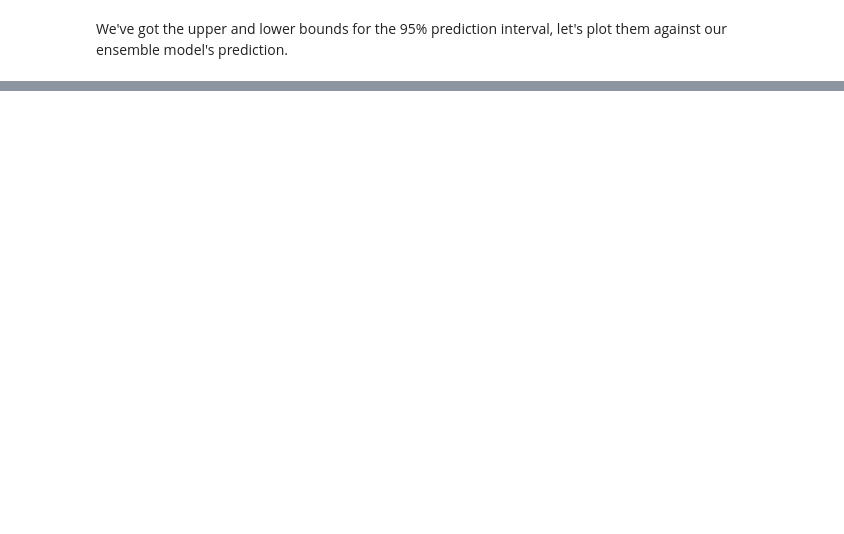
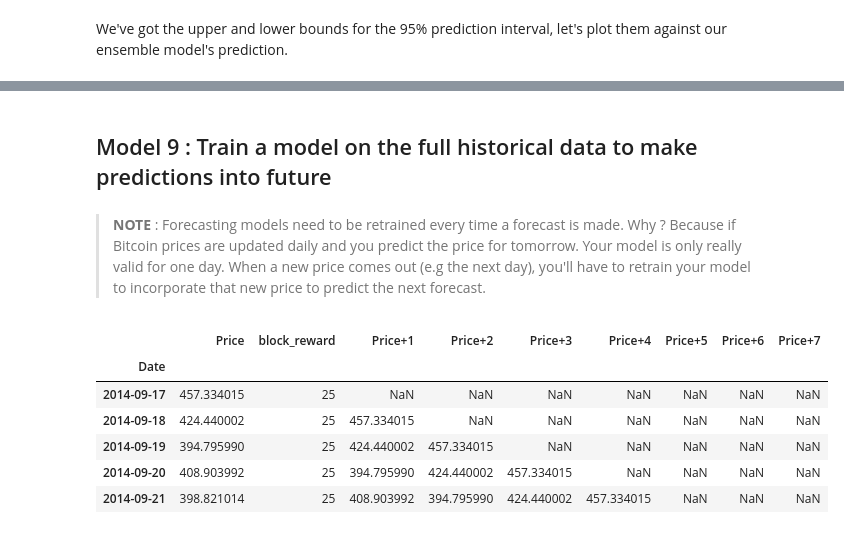
Before and after one commit to SaketMunda/time-series-with-tensorflow, a Jupyter notebook: time_series_with_tensorflow_bitpredict.ipynb, the cells around one changed output, grey strips where cells are left out. Cells and saved outputs as stored; diff of their text form; code cells hidden in the pictures; blank space fills up the shorter version.

```diff
--- a/time_series_with_tensorflow_bitpredict.ipynb
+++ b/time_series_with_tensorflow_bitpredict.ipynb
@@ -2158,0 +2206,14 @@ plt.plot(X_test.index[offset:], y_test.index[offset:], "g", label="Test Data")
+# %% [markdown]
+## Model 9 : Train a model on the full historical data to make predictions into future
+# %% [markdown]
+> **NOTE** : Forecasting models need to be retrained every time a forecast is made. Why ? Because if Bitcoin prices are updated daily and you predict the price for tomorrow. Your model is only really valid for one day. When a new price comes out (e.g the next day), you'll have to retrain your model to incorporate that new price to predict the next forecast.
+# %%
+bitcoin_prices_windowed.head()
+# %% [output]
+|  | Price | block_reward | Price+1 | Price+2 | Price+3 | Price+4 | Price+5 | Price+6 | Price+7 |
+| Date |  |  |  |  |  |  |  |  |  |
+| 2014-09-17 | 457.334015 | 25 | NaN | NaN | NaN | NaN | NaN | NaN | NaN |
+| 2014-09-18 | 424.440002 | 25 | 457.334015 | NaN | NaN | NaN | NaN | NaN | NaN |
+| 2014-09-19 | 394.795990 | 25 | 424.440002 | 457.334015 | NaN | NaN | NaN | NaN | NaN |
+| 2014-09-20 | 408.903992 | 25 | 394.795990 | 424.440002 | 457.334015 | NaN | NaN | NaN | NaN |
+| 2014-09-21 | 398.821014 | 25 | 408.903992 | 394.795990 | 424.440002 | 457.334015 | NaN | NaN | NaN |
```
Also changed, not shown: parts of 57 cells of this notebook.
